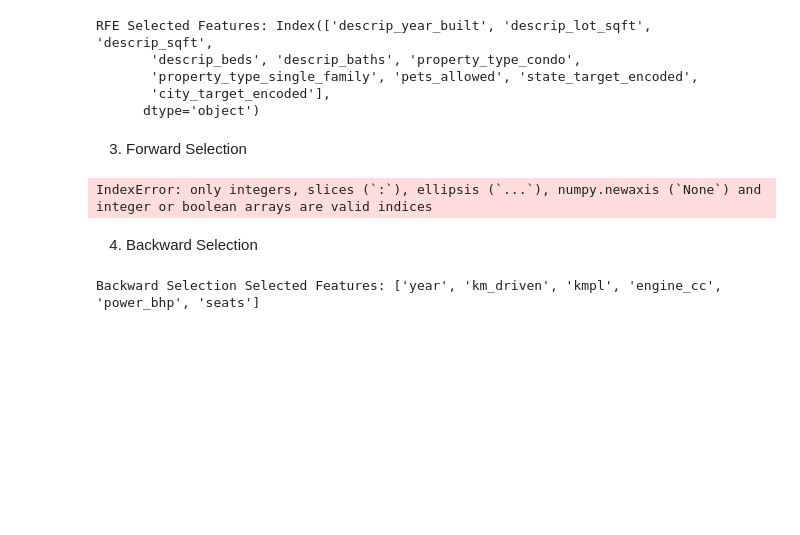
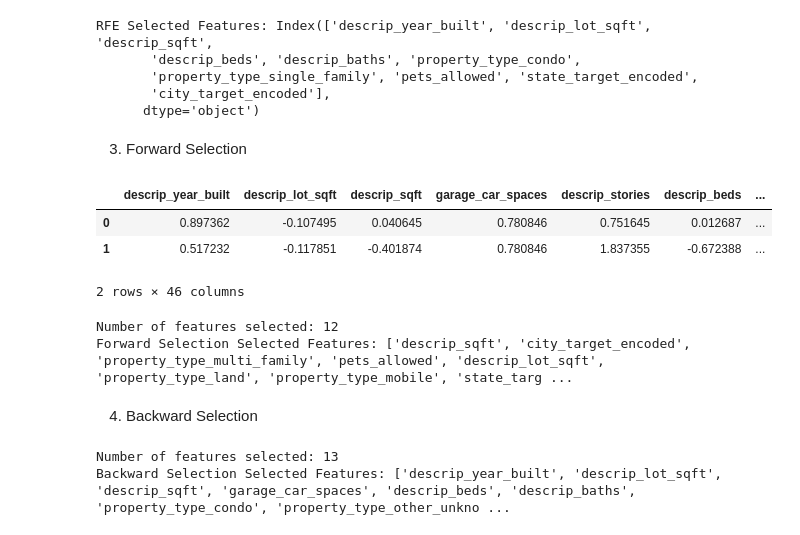
Before and after one commit to MeghanBarritt/midterm_project_datasci, a Jupyter notebook: notebooks/2 - model_selection.ipynb, the cells around one changed output. Drawn from its saved outputs; the diff is of its cells as text; code cells hidden in the pictures; blank space fills up the shorter version.

Commit message:
debugged feature selection, finalized SVM hyperparam tuning

```diff
--- a/notebooks/2 - model_selection.ipynb
+++ b/notebooks/2 - model_selection.ipynb
@@ -286,7 +288,7 @@ Remember, feature selection often doesn't directly improve performance, but if p
 from sklearn.linear_model import Lasso
 
 # Fit Lasso
-lasso = Lasso(alpha=0.5, max_iter=10000, tol=1)  # Adjust alpha as needed
+lasso = Lasso(alpha=100, max_iter=1000, tol=0.01)  # Adjust alpha as needed
 lasso.fit(X_train_scaled, y_train.values)
 
 # Get the selected features
@@ -401,6 +403,15 @@ RFE Selected Features: Index(['descrip_year_built', 'descrip_lot_sqft', 'descrip
       dtype='object')
 # %% [markdown]
 3. Forward Selection
+# %%
+# put the column names back on X_train for feature selection
+X_train_scaled_renamed = pd.DataFrame(data=X_train_scaled,columns=X_train.columns.tolist())
+X_train_scaled_renamed.head(2)
+# %% [output]
+|  | descrip_year_built | descrip_lot_sqft | descrip_sqft | garage_car_spaces | descrip_stories | descrip_beds | ... |
+| 0 | 0.897362 | -0.107495 | 0.040645 | 0.780846 | 0.751645 | 0.012687 | ... |
+| 1 | 0.517232 | -0.117851 | -0.401874 | 0.780846 | 1.837355 | -0.672388 | ... |
+2 rows × 46 columns
 # %%
 import statsmodels.api as sm
 import pandas as pd
@@ -423,10 +434,12 @@ def forward_selection(X, y, significance_level=0.05):
     return selected_features
 
 # Run forward selection
-selected_features_forward = forward_selection(X_train_scaled, y_train.values)
+selected_features_forward = forward_selection(X_train_scaled_renamed, y_train.values)
+print("Number of features selected:", len(selected_features_forward))
 print("Forward Selection Selected Features:", selected_features_forward)
 # %% [output]
-IndexError: only integers, slices (`:`), ellipsis (`...`), numpy.newaxis (`None`) and integer or boolean arrays are valid indices
+Number of features selected: 12
+Forward Selection Selected Features: ['descrip_sqft', 'city_target_encoded', 'property_type_multi_family', 'pets_allowed', 'descrip_lot_sqft', 'property_type_land', 'property_type_mobile', 'state_targ ...
 # %% [markdown]
 4. Backward Selection
 # %%
@@ -444,7 +457,9 @@ def backward_selection(X, y, significance_level=0.05):
     return features
 
 # Run backward selection
-selected_features_backward = backward_selection(X, y)
+selected_features_backward = backward_selection(X_train_scaled_renamed, y_train.values)
+print("Number of features selected:", len(selected_features_backward))
 print("Backward Selection Selected Features:", selected_features_backward)
 # %% [output]
-Backward Selection Selected Features: ['year', 'km_driven', 'kmpl', 'engine_cc', 'power_bhp', 'seats']
+Number of features selected: 13
+Backward Selection Selected Features: ['descrip_year_built', 'descrip_lot_sqft', 'descrip_sqft', 'garage_car_spaces', 'descrip_beds', 'descrip_baths', 'property_type_condo', 'property_type_other_unkno ...
```
Also changed, not shown: parts of 2 cells of this notebook, 1 other file.
